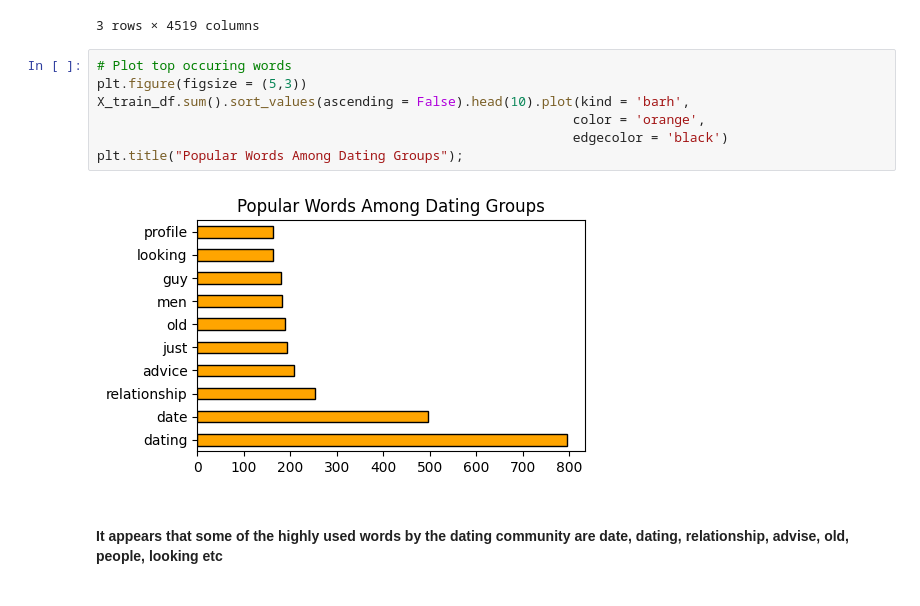
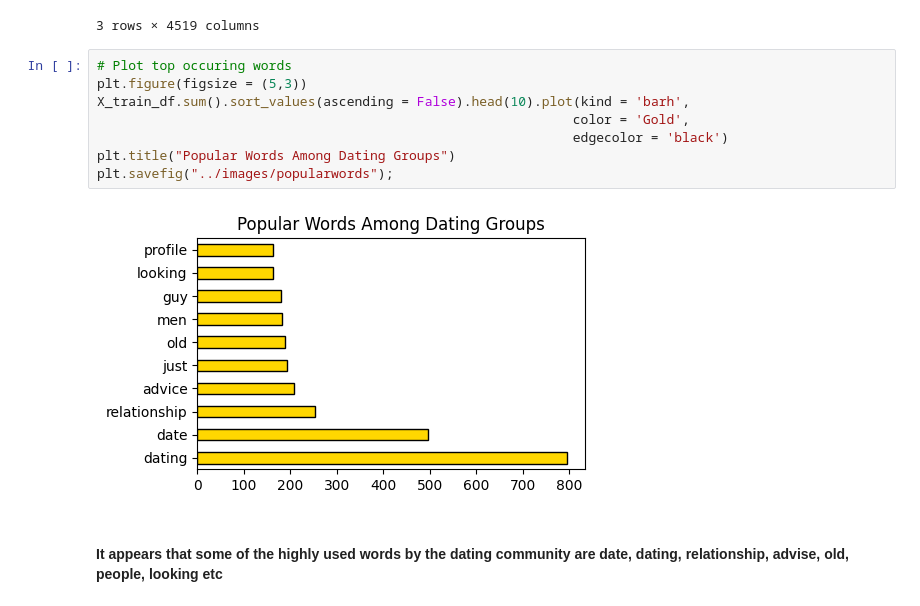
Before and after one commit to iamkkdev/Subreddit-Project, a Jupyter notebook: code/3-Modeling.ipynb, the cells around one changed output. Drawn from its saved outputs; the diff is of its cells as text.

Commit message:
added images to readme

```diff
--- a/code/3-Modeling.ipynb
+++ b/code/3-Modeling.ipynb
@@ -78,12 +78,13 @@ X_train_df.head(3)
 # %%
 # Plot top occuring words
 plt.figure(figsize = (5,3))
 X_train_df.sum().sort_values(ascending = False).head(10).plot(kind = 'barh',
-                                                             color = 'orange',
+                                                             color = 'Gold',
                                                              edgecolor = 'black')
-plt.title("Popular Words Among Dating Groups");
+plt.title("Popular Words Among Dating Groups")
+plt.savefig("../images/popularwords");
 # %% [output]
-[figure, old version]
+[figure, new version]
 # %% [markdown]
 #### It appears that some of the highly used words by the dating community are date, dating, relationship, advise, old, people, looking etc
 # %%
```
Also changed, not shown: 2 other files.
